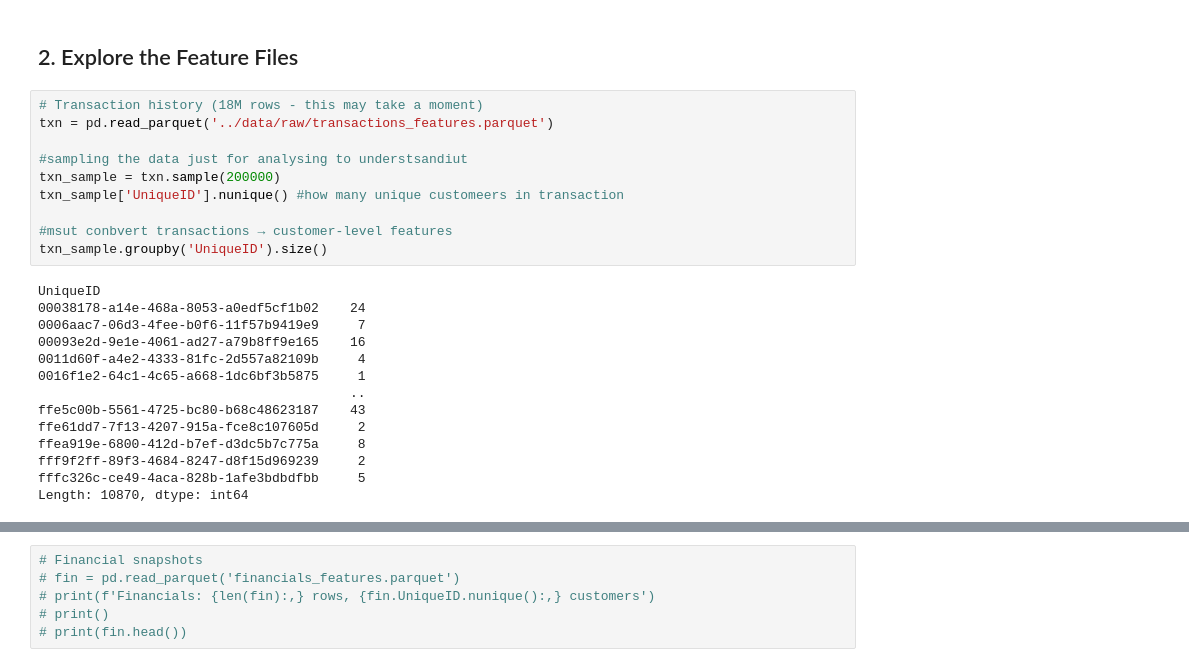
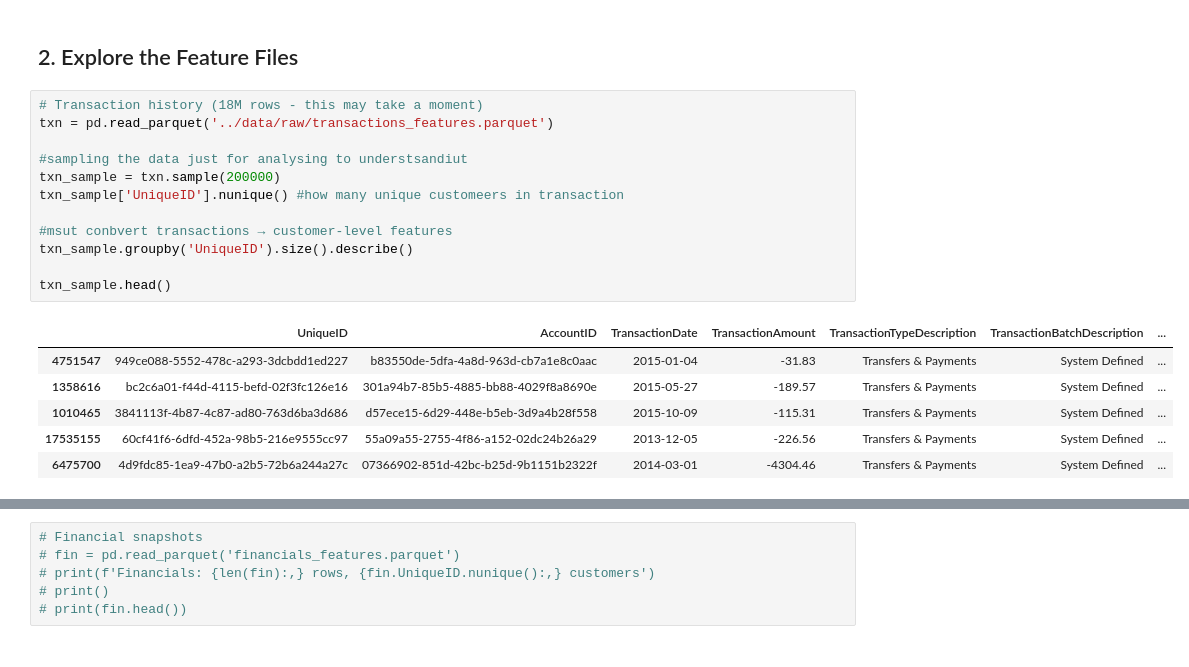
Before and after one commit to LillyB68/nedbank-transaction-forecasting, a Jupyter notebook: notebooks/StarterNotebook.ipynb, the cells around one changed output, grey strips where cells are left out. Saved outputs shown, nothing was run; the diff lists cells and outputs as text.

```diff
--- a/notebooks/StarterNotebook.ipynb
+++ b/notebooks/StarterNotebook.ipynb
@@ -38,24 +40,19 @@ dtype: int64
 # %%
 # Transaction history (18M rows - this may take a moment)
 txn = pd.read_parquet('../data/raw/transactions_features.parquet')
 
 #sampling the data just for analysing to understsandiut
 txn_sample = txn.sample(200000)
 txn_sample['UniqueID'].nunique() #how many unique customeers in transaction
 
 #msut conbvert transactions → customer-level features
-txn_sample.groupby('UniqueID').size()
+txn_sample.groupby('UniqueID').size().describe()
+
+txn_sample.head()
 # %% [output]
-UniqueID
-00038178-a14e-468a-8053-a0edf5cf1b02    24
-0006aac7-06d3-4fee-b0f6-11f57b9419e9     7
-00093e2d-9e1e-4061-ad27-a79b8ff9e165    16
-0011d60f-a4e2-4333-81fc-2d557a82109b     4
-0016f1e2-64c1-4c65-a668-1dc6bf3b5875     1
-                                        ..
-ffe5c00b-5561-4725-bc80-b68c48623187    43
-ffe61dd7-7f13-4207-915a-fce8c107605d     2
-ffea919e-6800-412d-b7ef-d3dc5b7c775a     8
-fff9f2ff-89f3-4684-8247-d8f15d969239     2
-fffc326c-ce49-4aca-828b-1afe3bdbdfbb     5
-Length: 10870, dtype: int64
+|  | UniqueID | AccountID | TransactionDate | TransactionAmount | TransactionTypeDescription | TransactionBatchDescription | ... |
+| 4751547 | 949ce088-5552-478c-a293-3dcbdd1ed227 | b83550de-5dfa-4a8d-963d-cb7a1e8c0aac | 2015-01-04 | -31.83 | Transfers & Payments | System Defined | ... |
+| 1358616 | bc2c6a01-f44d-4115-befd-02f3fc126e16 | 301a94b7-85b5-4885-bb88-4029f8a8690e | 2015-05-27 | -189.57 | Transfers & Payments | System Defined | ... |
+| 1010465 | 3841113f-4b87-4c87-ad80-763d6ba3d686 | d57ece15-6d29-448e-b5eb-3d9a4b28f558 | 2015-10-09 | -115.31 | Transfers & Payments | System Defined | ... |
+| 17535155 | 60cf41f6-6dfd-452a-98b5-216e9555cc97 | 55a09a55-2755-4f86-a152-02dc24b26a29 | 2013-12-05 | -226.56 | Transfers & Payments | System Defined | ... |
+| 6475700 | 4d9fdc85-1ea9-47b0-a2b5-72b6a244a27c | 07366902-851d-42bc-b25d-9b1151b2322f | 2014-03-01 | -4304.46 | Transfers & Payments | System Defined | ... |
```
Also changed, not shown: parts of 3 cells of this notebook.
